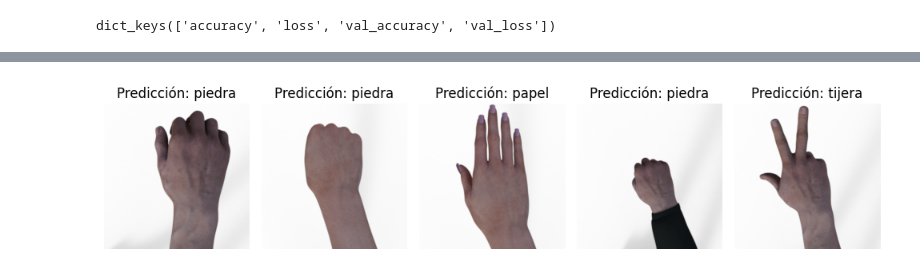
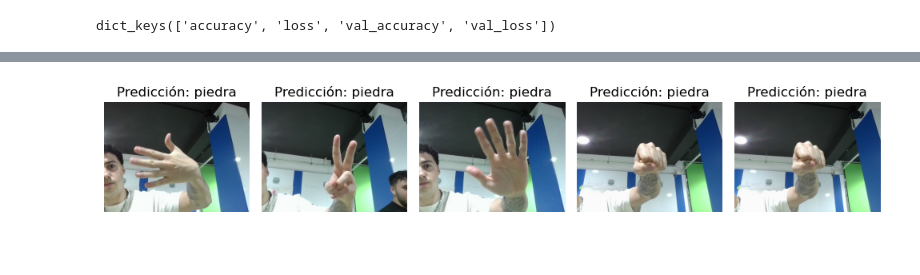
Before and after one commit to Eurobeater/cursoBigDataIA, a Jupyter notebook: Programacion de Inteligencia Artificial/2EV/Tema 6/Python/Ejercicios/Piedra papel y tijera/02_Rock_Paper_Scissors.ipynb, the cells around one changed output, grey strips where cells are left out. Drawn from its saved outputs; the diff is of its cells as text; code cells hidden in the pictures; blank space fills up the shorter version.

```diff
--- a/Programacion de Inteligencia Artificial/2EV/Tema 6/Python/Ejercicios/Piedra papel y tijera/02_Rock_Paper_Scissors.ipynb
+++ b/Programacion de Inteligencia Artificial/2EV/Tema 6/Python/Ejercicios/Piedra papel y tijera/02_Rock_Paper_Scissors.ipynb
@@ -532,7 +533,9 @@ import tensorflow as tf
 import matplotlib.pyplot as plt
 
 # Ruta del directorio 'extras'
-EXTRAS_DIR='/home/ilm/borrar/rps-dataset/extras'
+# EXTRAS_DIR='/home/ilm/borrar/rps-dataset/extras'
+EXTRAS_DIR = './extras'
+
 
 # Listar todos los archivos en el directorio
 files = [os.path.join(EXTRAS_DIR, f) for f in os.listdir(EXTRAS_DIR) if os.path.isfile(os.path.join(EXTRAS_DIR, f))]
@@ -576 +579 @@ plt.show()
-[figure, old version]
+[figure, new version]
```
Also changed, not shown: parts of 7 cells of this notebook, 6 other files.
